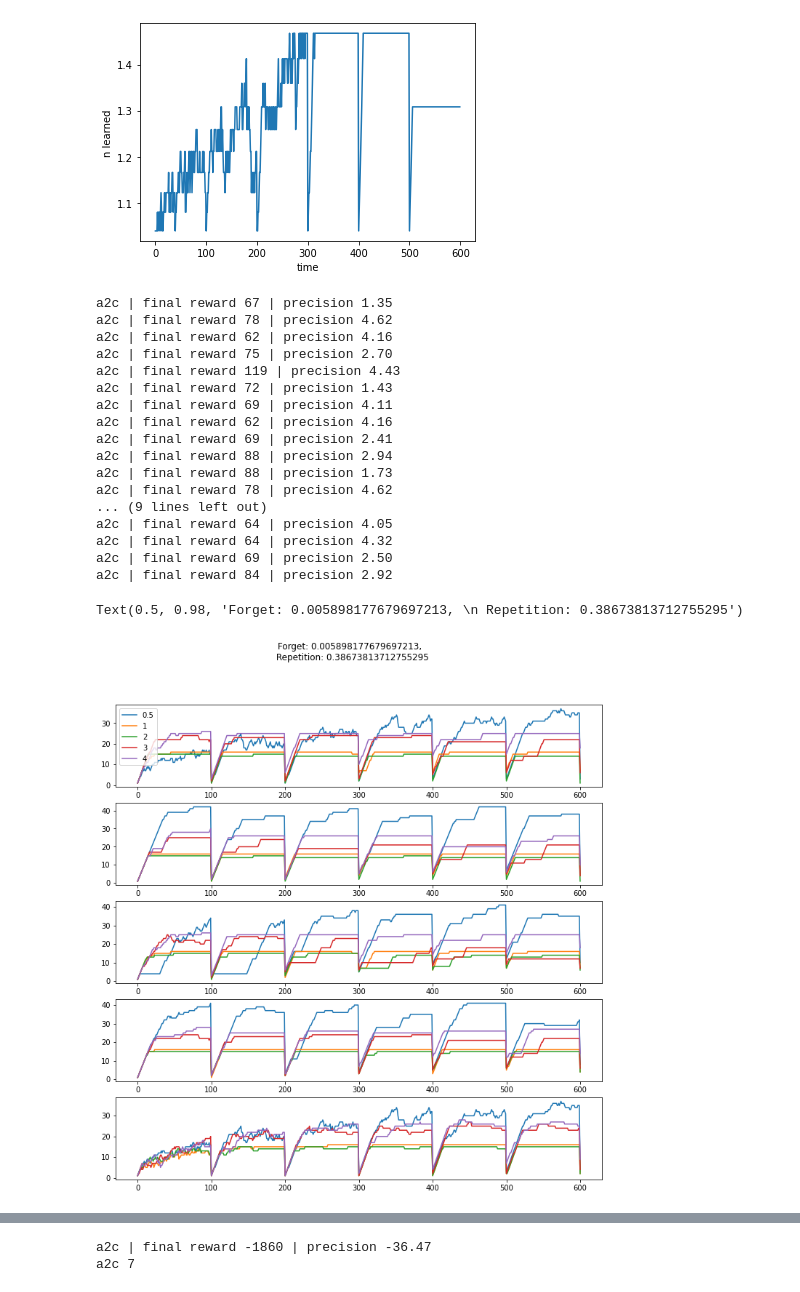
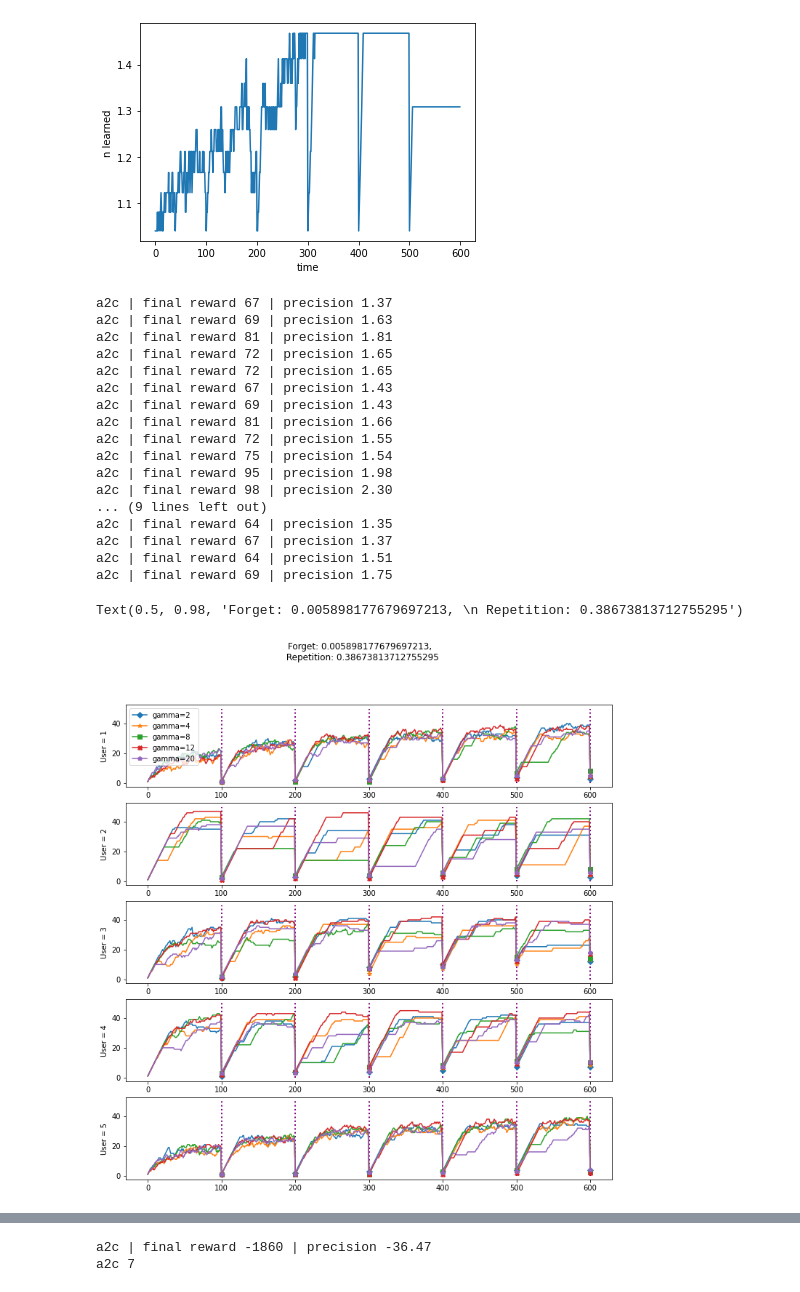
Before and after one commit to AurelienNioche/ActiveTeachingCollaborative, a Jupyter notebook: planning/using-a2c/check_discontinuous_runs.ipynb, the cells around one changed output, grey strips where cells are left out. Drawn from its saved outputs; the diff is of its cells as text; code cells hidden in the pictures.

```diff
--- a/planning/using-a2c/check_discontinuous_runs.ipynb
+++ b/planning/using-a2c/check_discontinuous_runs.ipynb
@@ -19,5 +21,5 @@ from baseline_policies.conservative import Conservative
 # %%
-# exp1=A2C.load('runs/discont_exp/run_1')
+exp1=A2C.load('runs/discont_exp/run_1')
 # exp15=A2C.load('runs/discont_exp/run_1.5')
 # exp2=A2C.load('runs/discont_exp/run_2')
 # exp3=A2C.load('runs/discont_exp/run_3')
@@ -31,11 +33,22 @@ pen20 = A2C.load('runs/eb_pen/eb_run_20')
 monotonic1 = A2C.load('runs/eb_pen/monotonic_run_1')
 monotonic2 = A2C.load('runs/eb_pen/monotonic_run_2')
 monotonic3 = A2C.load('runs/eb_pen/monotonic_run_3')
-monotonic4 = A2C.load('runs/eb_pen/monotonic_run_4')
-monotonic5= A2C.load('runs/eb_pen/monotonic_run_0.5')
+# monotonic4 = A2C.load('runs/eb_pen/monotonic_run_4')
+# monotonic5= A2C.load('runs/eb_pen/monotonic_run_0.5')
+# monotonic4=A2C.load('runs/aug_20/monotonic_4')
+# monotonic8=A2C.load('runs/aug_20/monotonic_8')
+# monotonic12=A2C.load('runs/aug_20/monotonic_12')
+# monotonic20=A2C.load('runs/aug_20/monotonic_20')
+av1 = A2C.load('runs/aug_20/avoid_forget_1')
+av2 = A2C.load('runs/aug_20/avoid_forget_2')
+av5 = A2C.load('runs/aug_20/avoid_forget_5')
+av10 = A2C.load('runs/aug_20/avoid_forget_10')
+av20 = A2C.load('runs/aug_20/avoid_forget_20')
+# ml = A2C.load('runs/discontinuous_runs/run_mean_learned')
 # %%
-model=monotonic4
+model=av1
 env1=model.env
 env1.t_max = 600
+exp1.env.obs.shape
 model.env.gamma
 # %% [output]
@@ -49,8 +62,8 @@ env = DiscontinuousTeaching(
     initial_forget_rates=model.env.all_forget_rates,
     initial_repetition_rates=model.env.all_repetition_rates,
     delta_coeffs=np.array([3, 20]),
-    n_item=pen1.env.n_item,
-    penalty_coeff=0.2,
+    n_item=model.env.n_item,
+    penalty_coeff=0.0,
     reward_type=4,
 )
 # %%
@@ -97,51 +110,50 @@ ax.set_ylabel("n learned");
 # %%
 model=exp1
 # %%
-ms = [monotonic5, monotonic1, monotonic2, monotonic3, monotonic4]
-labels = [0.5, 1, 2, 3, 4]
+# ms = [monotonic5, monotonic1, monotonic2, monotonic3, monotonic4]
+ms = [monotonic2, monotonic4, monotonic8, monotonic12, monotonic20]
+ms = [av1, av2, av5, av10, av20]
+# labels = [0.5, 1, 2, 3, 4]
+labels = [2, 4, 8, 12, 20]
+markers_on = [i * 100 for i in range(1, 7)]
+markers=['D', '*', 's', 'X', 'p']
 # %%
 fig, axs = plt.subplots(5, figsize=(12, 12))
 for i in range(5):
     for j in range(len(ms)):
         r1, a1 = run_one_episode(env, ms[j], i)
         r1 = np.log10(np.array(r1)) * env.n_item
-#         nl1 = np.array(r1)#*env.n_item
-    #     nl1 = np.log10(nl1) * env1.n_item
-        axs[i].plot(r1, label=labels[j])
+        axs[i].plot(r1, label='gamma={}'.format(labels[j]), markevery=markers_on, marker=markers[j])
 #         print('a2c', np.sum(nl1))
+    axs[i].vlines(x=markers_on, colors='purple', ls=':', lw=2, ymin=0, ymax=50)
+    axs[i].set_ylabel('User = {}'.format(i+1))
 
-#         r2, a2 = run_one_episode(env1, policy, i)
-#         nl2 = np.array(r2)#*env.n_item
-#     #     nl2 = np.log10(nl2) * env1.n_item
-#         axs[i].plot(nl2, color='r', label='Conservative')
-#         axs[i].set_ylim(0,60)
-#         print('cons', np.sum(nl2))
 
 axs[0].legend()
 
 fig.suptitle('Forget: {}, \n Repetition: {}'.format(env1.all_forget_rates.mean(), env1.all_repetition_rates.mean()))
 # axs[0, 0].set_title('A2C')
 # axs[0, 1].set_title('Conservative')
 # %% [output]
-a2c | final reward 67 | precision 1.35
-a2c | final reward 78 | precision 4.62
-a2c | final reward 62 | precision 4.16
-a2c | final reward 75 | precision 2.70
-a2c | final reward 119 | precision 4.43
-a2c | final reward 72 | precision 1.43
-a2c | final reward 69 | precision 4.11
-a2c | final reward 62 | precision 4.16
-a2c | final reward 69 | precision 2.41
-a2c | final reward 88 | precision 2.94
-a2c | final reward 88 | precision 1.73
-a2c | final reward 78 | precision 4.62
+a2c | final reward 67 | precision 1.37
+a2c | final reward 69 | precision 1.63
+a2c | final reward 81 | precision 1.81
+a2c | final reward 72 | precision 1.65
+a2c | final reward 72 | precision 1.65
+a2c | final reward 67 | precision 1.43
+a2c | final reward 69 | precision 1.43
+a2c | final reward 81 | precision 1.66
+a2c | final reward 72 | precision 1.55
+a2c | final reward 75 | precision 1.54
+a2c | final reward 95 | precision 1.98
+a2c | final reward 98 | precision 2.30
 ... (9 lines left out)
-a2c | final reward 64 | precision 4.05
-a2c | final reward 64 | precision 4.32
-a2c | final reward 69 | precision 2.50
-a2c | final reward 84 | precision 2.92
+a2c | final reward 64 | precision 1.35
+a2c | final reward 67 | precision 1.37
+a2c | final reward 64 | precision 1.51
+a2c | final reward 69 | precision 1.75
 Text(0.5, 0.98, 'Forget: 0.005898177679697213, \n Repetition: 0.38673813712755295')
-[figure, old version]
+[figure, new version]
 # %%
 env1=env
 # %%
```
Also changed, not shown: parts of 6 cells of this notebook, 2 other files.
